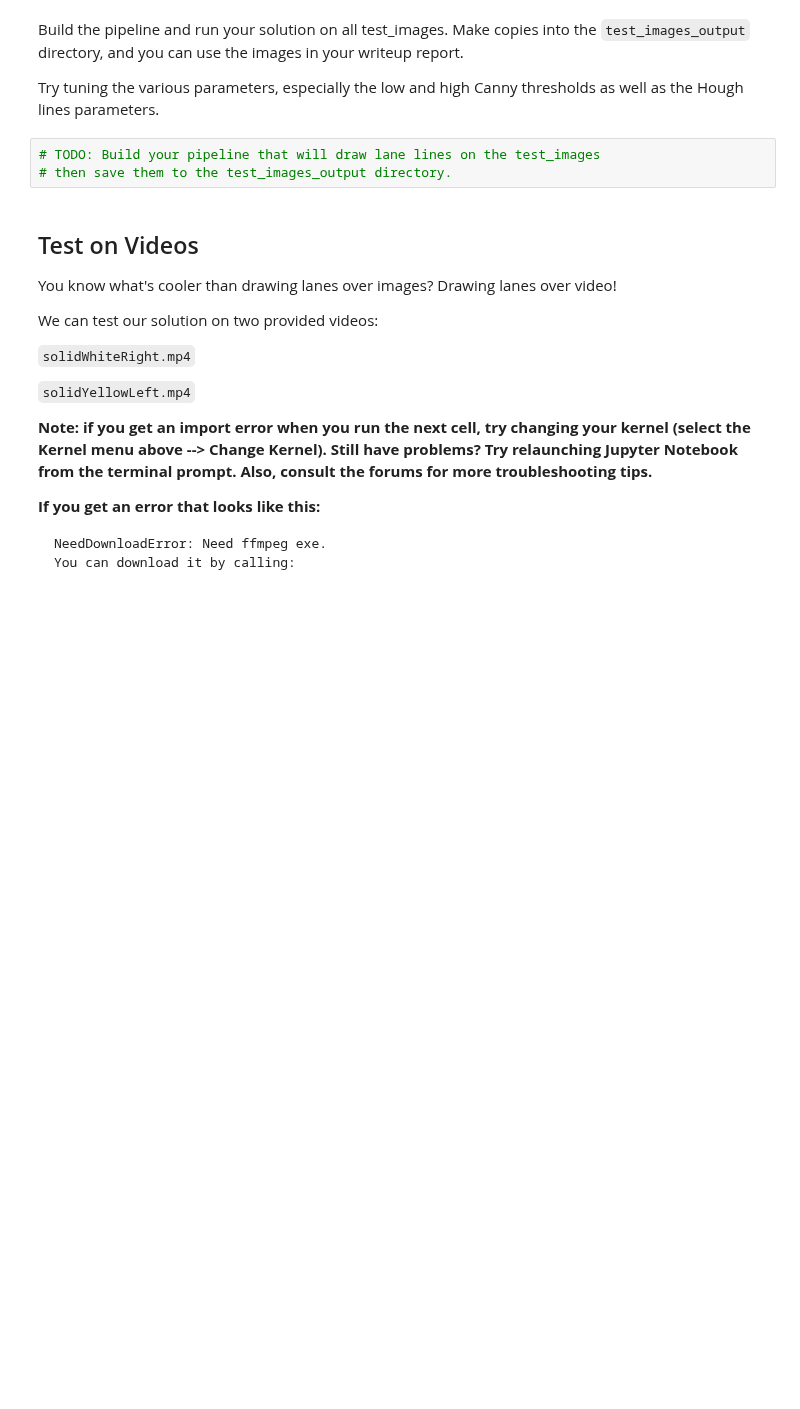
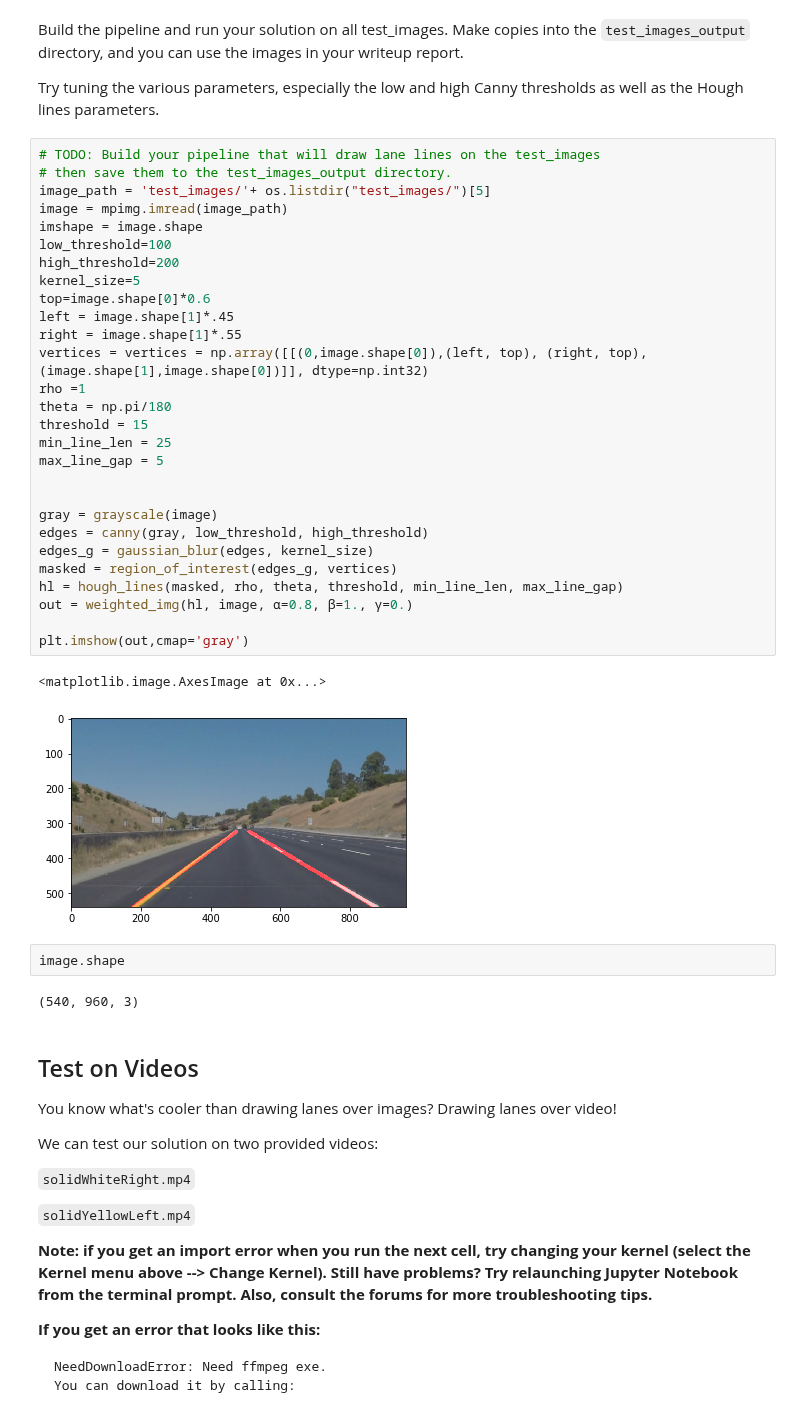
Before and after one commit to udacity/CarND-LaneLines-P1, a Jupyter notebook: P1.ipynb, the cells around one changed output. Saved outputs shown, nothing was run; the diff lists cells and outputs as text; blank space fills up the shorter version.

```diff
--- a/P1.ipynb
+++ b/P1.ipynb
@@ -181,9 +225,41 @@ os.listdir("test_images/")
 Build the pipeline and run your solution on all test_images. Make copies into the `test_images_output` directory, and you can use the images in your writeup report.
 
 Try tuning the various parameters, especially the low and high Canny thresholds as well as the Hough lines parameters.
-# %%
-# TODO: Build your pipeline that will draw lane lines on the test_images
-# then save them to the test_images_output directory.
+# %%
+# TODO: Build your pipeline that will draw lane lines on the test_images
+# then save them to the test_images_output directory.
+image_path = 'test_images/'+ os.listdir("test_images/")[5]
+image = mpimg.imread(image_path)
+imshape = image.shape
+low_threshold=100
+high_threshold=200
+kernel_size=5
+top=image.shape[0]*0.6
+left = image.shape[1]*.45
+right = image.shape[1]*.55
+vertices = vertices = np.array([[(0,image.shape[0]),(left, top), (right, top), (image.shape[1],image.shape[0])]], dtype=np.int32)
+rho =1
+theta = np.pi/180
+threshold = 15
+min_line_len = 25
+max_line_gap = 5
+
+
+gray = grayscale(image)
+edges = canny(gray, low_threshold, high_threshold)
+edges_g = gaussian_blur(edges, kernel_size)
+masked = region_of_interest(edges_g, vertices)
+hl = hough_lines(masked, rho, theta, threshold, min_line_len, max_line_gap)
+out = weighted_img(hl, image, α=0.8, β=1., γ=0.)
+
+plt.imshow(out,cmap='gray')
+# %% [output]
+<matplotlib.image.AxesImage at 0x...>
+[figure, added]
+# %%
+image.shape
+# %% [output]
+(540, 960, 3)
 # %% [markdown]
 ## Test on Videos
 
```
Also changed, not shown: parts of 12 cells of this notebook, 3 other files.
